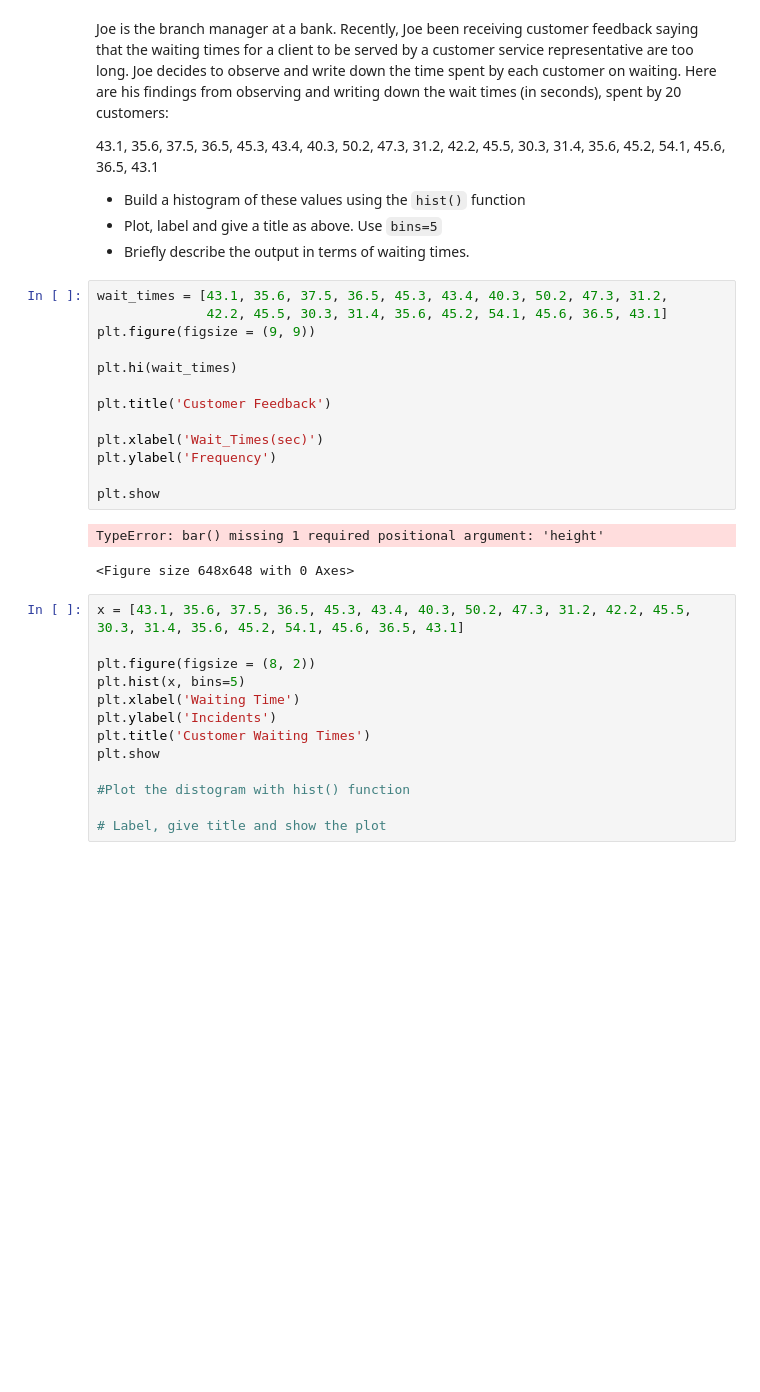
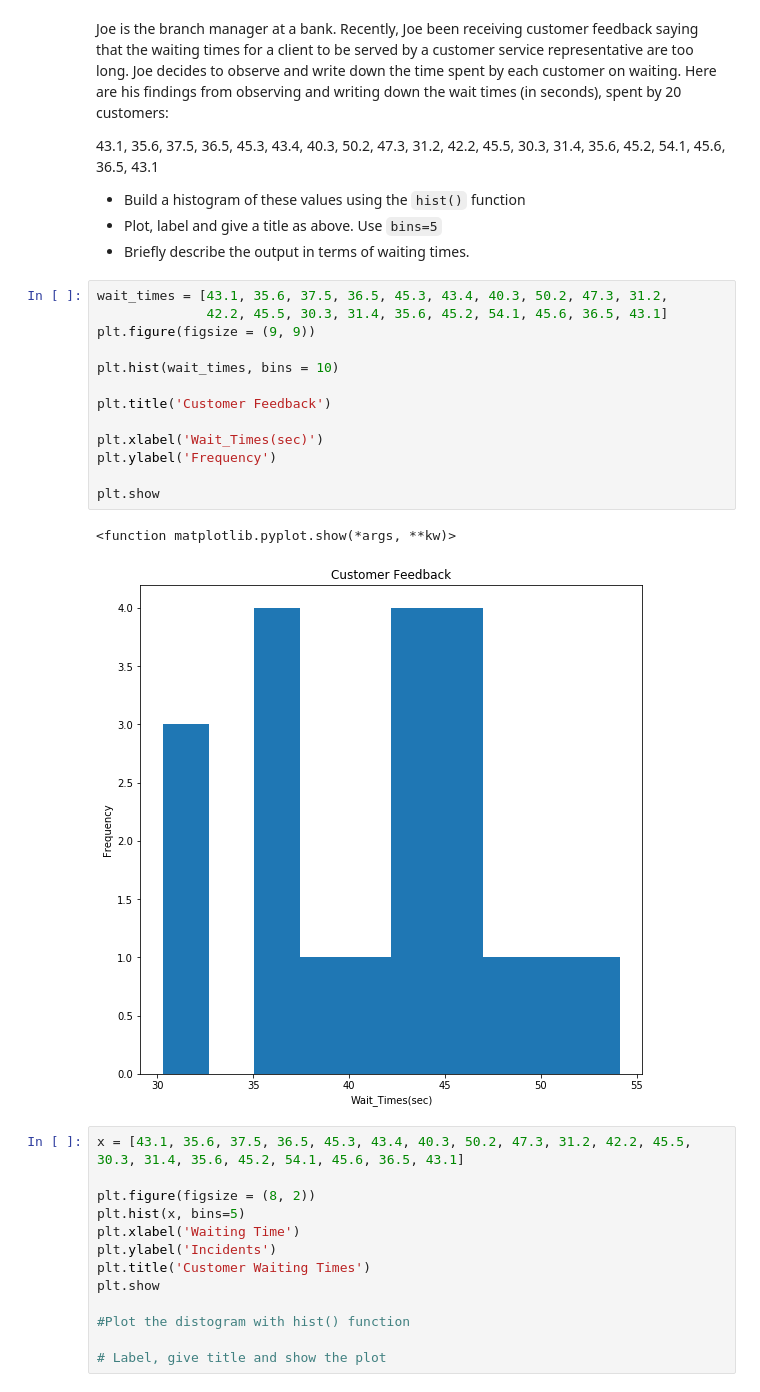
Before and after one commit to Patrickbfuller/dsc-0-01-22-visualizing-data-lab-seattle-ds-career-040119, a Jupyter notebook: index.ipynb, the cells around one changed output. Drawn from its saved outputs; the diff is of its cells as text; blank space fills up the shorter version.

```diff
--- a/index.ipynb
+++ b/index.ipynb
@@ -127,19 +127,19 @@ Joe is the branch manager at a bank. Recently, Joe been receiving customer feedb
 # %%
 wait_times = [43.1, 35.6, 37.5, 36.5, 45.3, 43.4, 40.3, 50.2, 47.3, 31.2,
               42.2, 45.5, 30.3, 31.4, 35.6, 45.2, 54.1, 45.6, 36.5, 43.1]
 plt.figure(figsize = (9, 9))
 
-plt.hi(wait_times)
+plt.hist(wait_times, bins = 10)
 
 plt.title('Customer Feedback')
 
 plt.xlabel('Wait_Times(sec)')
 plt.ylabel('Frequency')
 
 plt.show
 # %% [output]
-TypeError: bar() missing 1 required positional argument: 'height'
+<function matplotlib.pyplot.show(*args, **kw)>
-<Figure size 648x648 with 0 Axes>
+[figure, added]
 # %%
 x = [43.1, 35.6, 37.5, 36.5, 45.3, 43.4, 40.3, 50.2, 47.3, 31.2, 42.2, 45.5, 30.3, 31.4, 35.6, 45.2, 54.1, 45.6, 36.5, 43.1]
 
```
